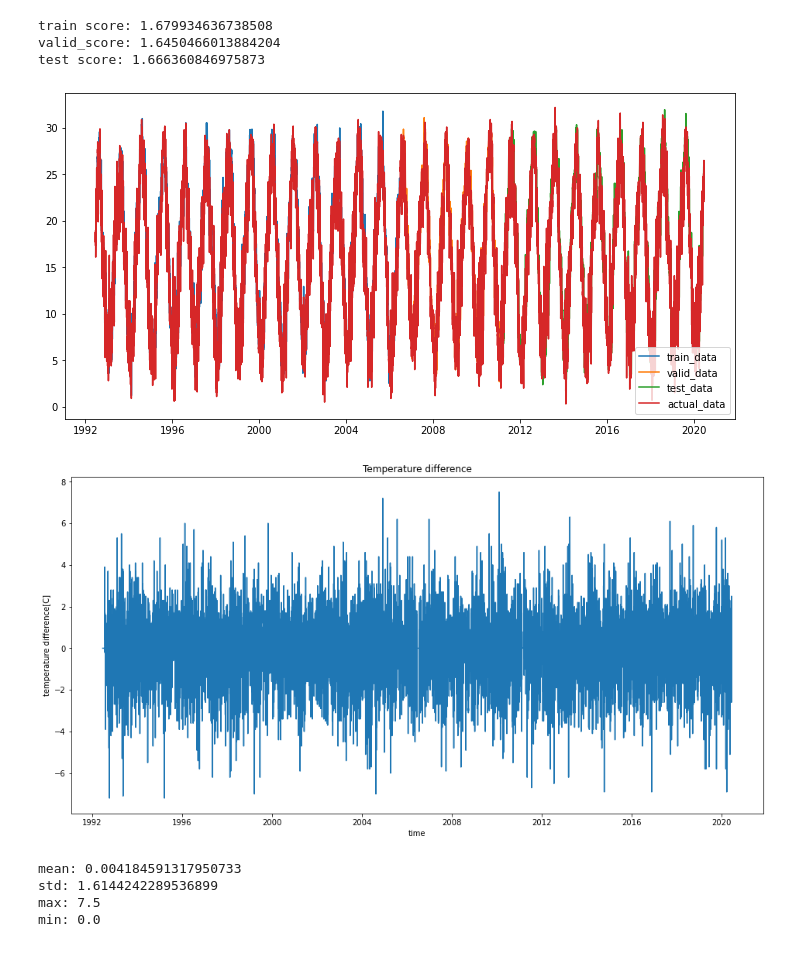
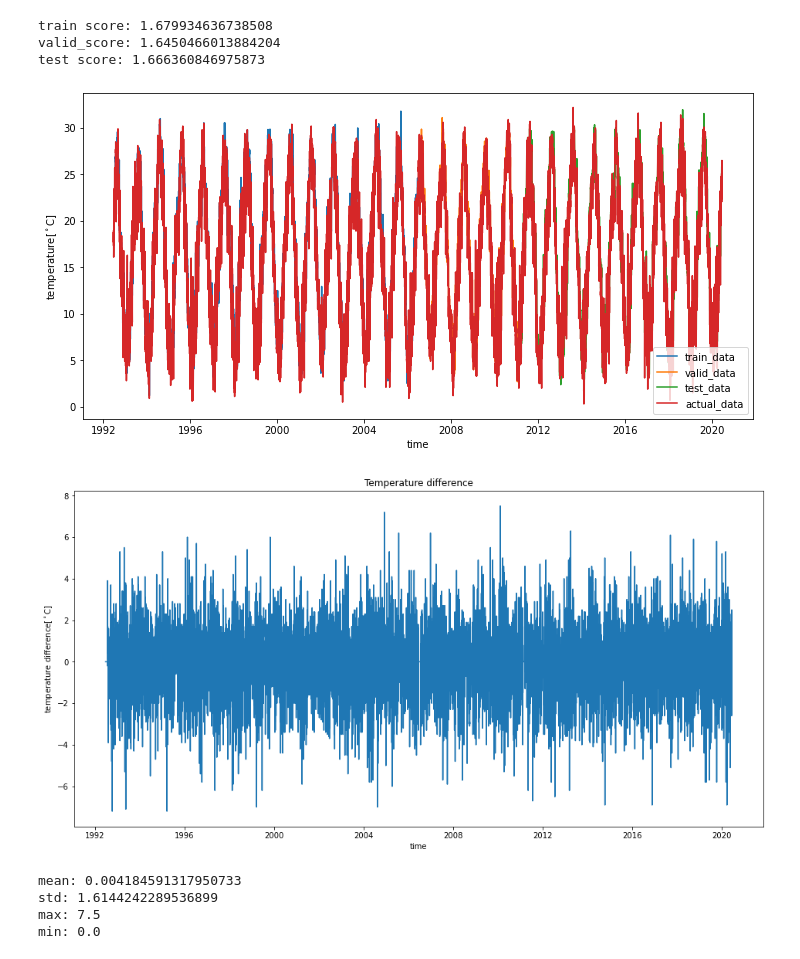
Before and after one commit to tatata1031/temperature_pred, a Jupyter notebook: temperature_predict.ipynb, the cells around one changed output. Saved outputs shown, nothing was run; the diff lists cells and outputs as text; code cells hidden in the pictures.

```diff
--- a/temperature_predict.ipynb
+++ b/temperature_predict.ipynb
@@ -345,32 +289,33 @@ test score: 1.666360846975873
 # %%
 # グラフ化
 train_predict_plot = np.empty_like(np.reshape(df_temperature.values[:, -1], (len(df_temperature), 1)))
 train_predict_plot[:, :] = np.nan
 idx_train_predict = look_back+len(train_predict)
 train_predict_plot[look_back:idx_train_predict, :] = train_predict
 
 valid_predict_plot = np.empty_like(np.reshape(df_temperature.values[:, -1], (len(df_temperature), 1)))
 valid_predict_plot[:, :] = np.nan
 idx_valid_predict = look_back+idx_train_predict + len(valid_predict)
 valid_predict_plot[look_back+idx_train_predict:idx_valid_predict, :] = valid_predict
 
 test_predict_plot = np.empty_like(np.reshape(df_temperature.values[:, -1], (len(df_temperature), 1)))
 test_predict_plot[:, :] = np.nan
 test_predict_plot[look_back+idx_valid_predict:, :] = test_predict
 
 actual_plot = df_temperature.values[:, -1]
 
 fig, ax = plt.subplots(1,1, figsize=(12, 6))
 ax.plot(df_temperature.index, train_predict_plot, label='train_data')
 ax.plot(df_temperature.index, valid_predict_plot, label='valid_data')
 ax.plot(df_temperature.index, test_predict_plot, label='test_data')
 ax.plot(df_temperature.index, actual_plot, label='actual_data')
-
+ax.set_ylabel("temperature[$^\circ$C]")
+ax.set_xlabel("time")
 ax.legend(loc='lower right')
 plt.show()
 fig.savefig('img.png')
 # %% [output]
-[figure, old version]
+[figure, new version]
 # %%
 # 予測値と実際の値の差分
 predict_data = np.full(shape=(len(df_temperature), 1), fill_value=-999)
@@ -384,14 +329,14 @@ diff[diff>=900] = 0
 # プロット
 fig, ax = plt.subplots(1, 1, figsize=(16,8))
 ax.plot(df_temperature.index, diff)
-ax.set_ylabel('temperature difference[C]')
+ax.set_ylabel('temperature difference[$^\circ$C]')
 ax.set_xlabel('time')
 ax.set_title('Temperature difference')
 
 plt.show()
 fig.savefig('diff.png')
 # %% [output]
-[figure, old version]
+[figure, new version]
 # %%
 # 誤差平均、不偏標準偏差、誤差最大/最小
 diff_mean = np.mean(diff)
```
Also changed, not shown: parts of 14 cells of this notebook, 34 other files.
